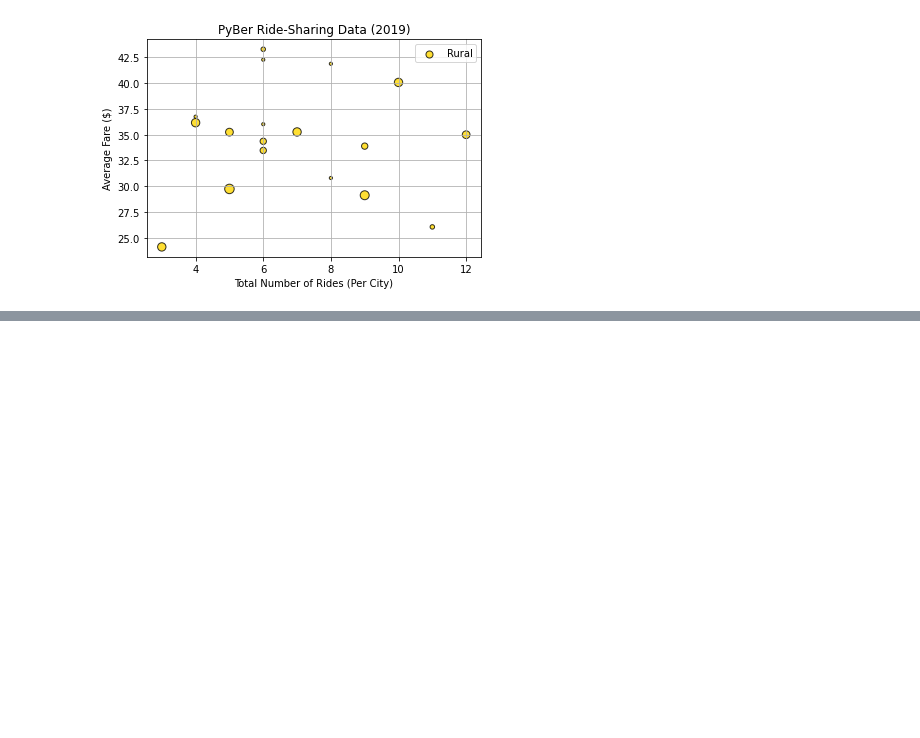
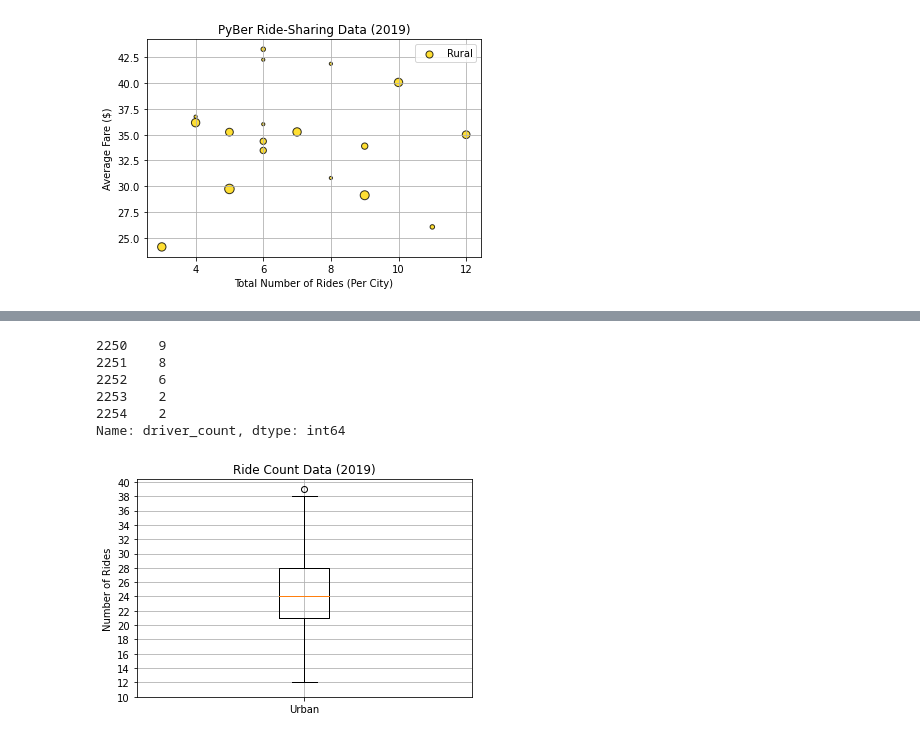
Before and after one commit to kmaleche/PyBer_Analysis, a Jupyter notebook: PyBer.ipynb, the cells around one changed output, grey strips where cells are left out. Saved outputs shown, nothing was run; the diff lists cells and outputs as text; code cells hidden in the pictures; blank space fills up the shorter version.

```diff
--- a/PyBer.ipynb
+++ b/PyBer.ipynb
@@ -264,0 +443,25 @@ FileNotFoundError: [Errno 2] No such file or directory: 'analysis/Fig1.png'
+# %%
+# get the driver count data from the rural cities
+rural_drivers = rural_cities_df['driver_count']
+rural_drivers.head()
+# %% [output]
+2250    9
+2251    8
+2252    6
+2253    2
+2254    2
+Name: driver_count, dtype: int64
+# %%
+# create a box-and-whisker plot for the urban cities ride count
+x_labels = ["Urban"]
+fig, ax = plt.subplots()
+ax.boxplot(urban_ride_count, labels=x_labels)
+
+# add the title, y-axis, label and gird
+ax.set_title('Ride Count Data (2019)')
+ax.set_ylabel('Number of Rides')
+ax.set_yticks(np.arange(10, 41, step=2.0))
+ax.grid()
+plt.show()
+# %% [output]
+[figure, added]
```
Also changed, not shown: parts of 22 cells of this notebook, 1 other file.
